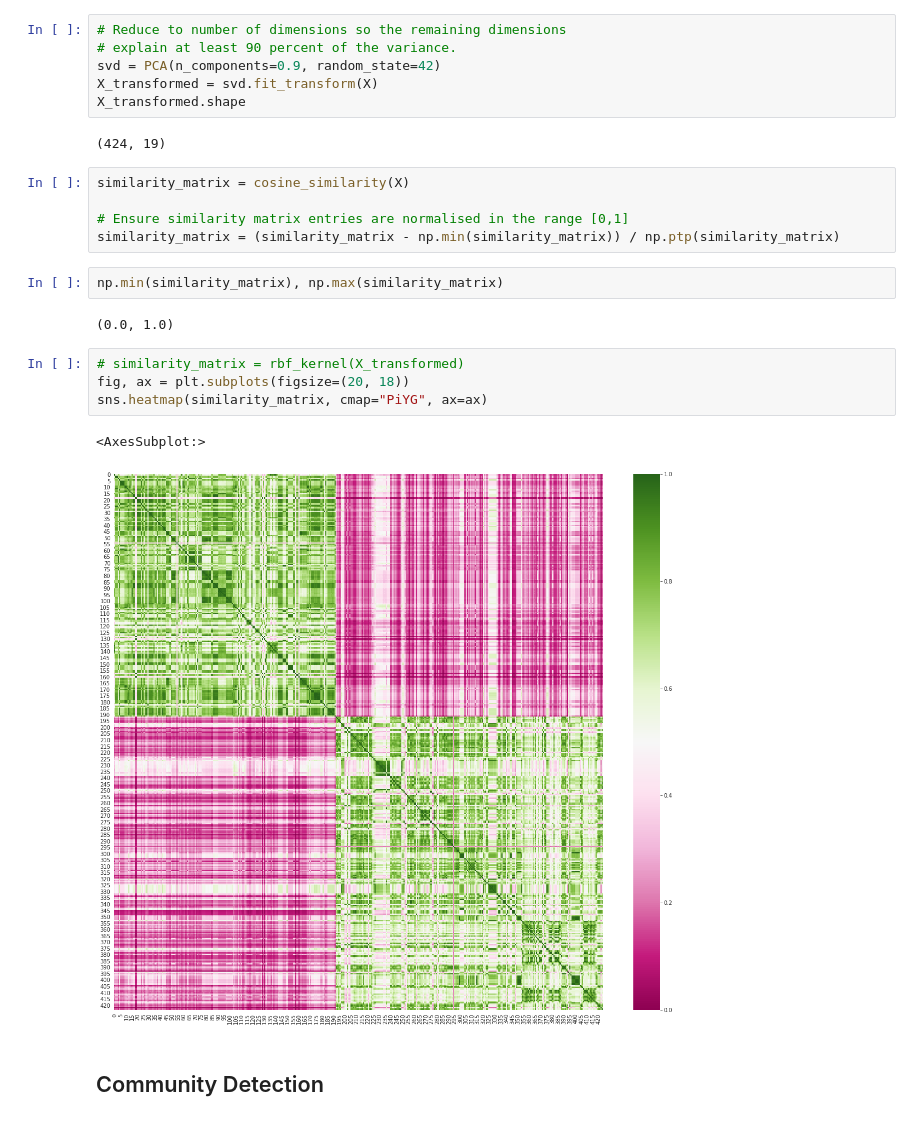
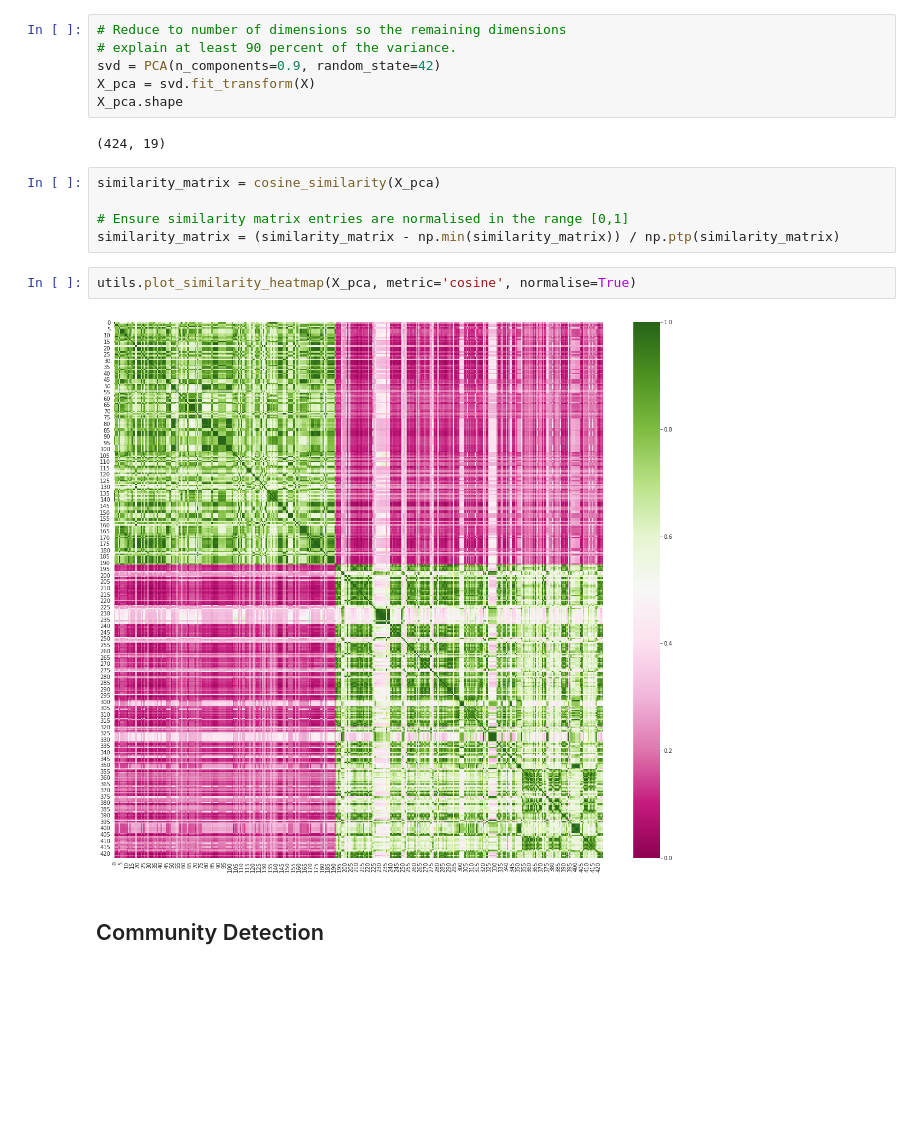
Before and after one commit to sheikhomar/snow-leopard, a Jupyter notebook: notebooks/07-pagerank.ipynb, the cells around one changed output. Cells and saved outputs as stored; diff of their text form; blank space fills up the shorter version.

```diff
--- a/notebooks/07-pagerank.ipynb
+++ b/notebooks/07-pagerank.ipynb
@@ -64,26 +80,19 @@ X.shape
 # Reduce to number of dimensions so the remaining dimensions
 # explain at least 90 percent of the variance.
 svd = PCA(n_components=0.9, random_state=42)
-X_transformed = svd.fit_transform(X)
-X_transformed.shape
+X_pca = svd.fit_transform(X)
+X_pca.shape
 # %% [output]
 (424, 19)
 # %%
-similarity_matrix = cosine_similarity(X)
+similarity_matrix = cosine_similarity(X_pca)
 
 # Ensure similarity matrix entries are normalised in the range [0,1]
 similarity_matrix = (similarity_matrix - np.min(similarity_matrix)) / np.ptp(similarity_matrix)
-# %%
-np.min(similarity_matrix), np.max(similarity_matrix)
-# %% [output]
-(0.0, 1.0)
-# %%
-# similarity_matrix = rbf_kernel(X_transformed)
-fig, ax = plt.subplots(figsize=(20, 18))
-sns.heatmap(similarity_matrix, cmap="PiYG", ax=ax)
-# %% [output]
-<AxesSubplot:>
-[figure, removed]
+# %%
+utils.plot_similarity_heatmap(X_pca, metric='cosine', normalise=True)
+# %% [output]
+[figure, added]
 # %% [markdown]
 ## Community Detection
 # %%
```
Also changed, not shown: parts of 28 cells of this notebook, 2 other files.
